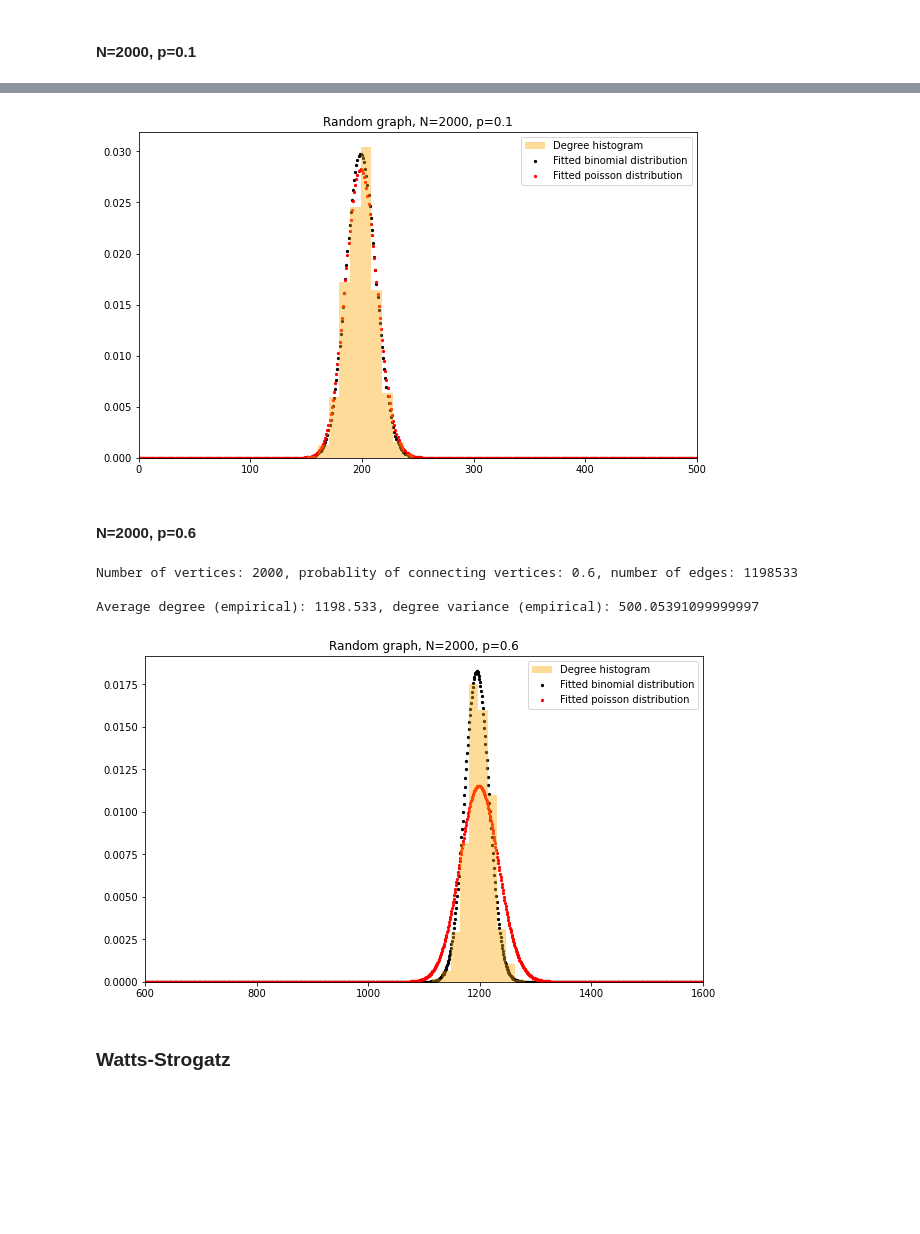
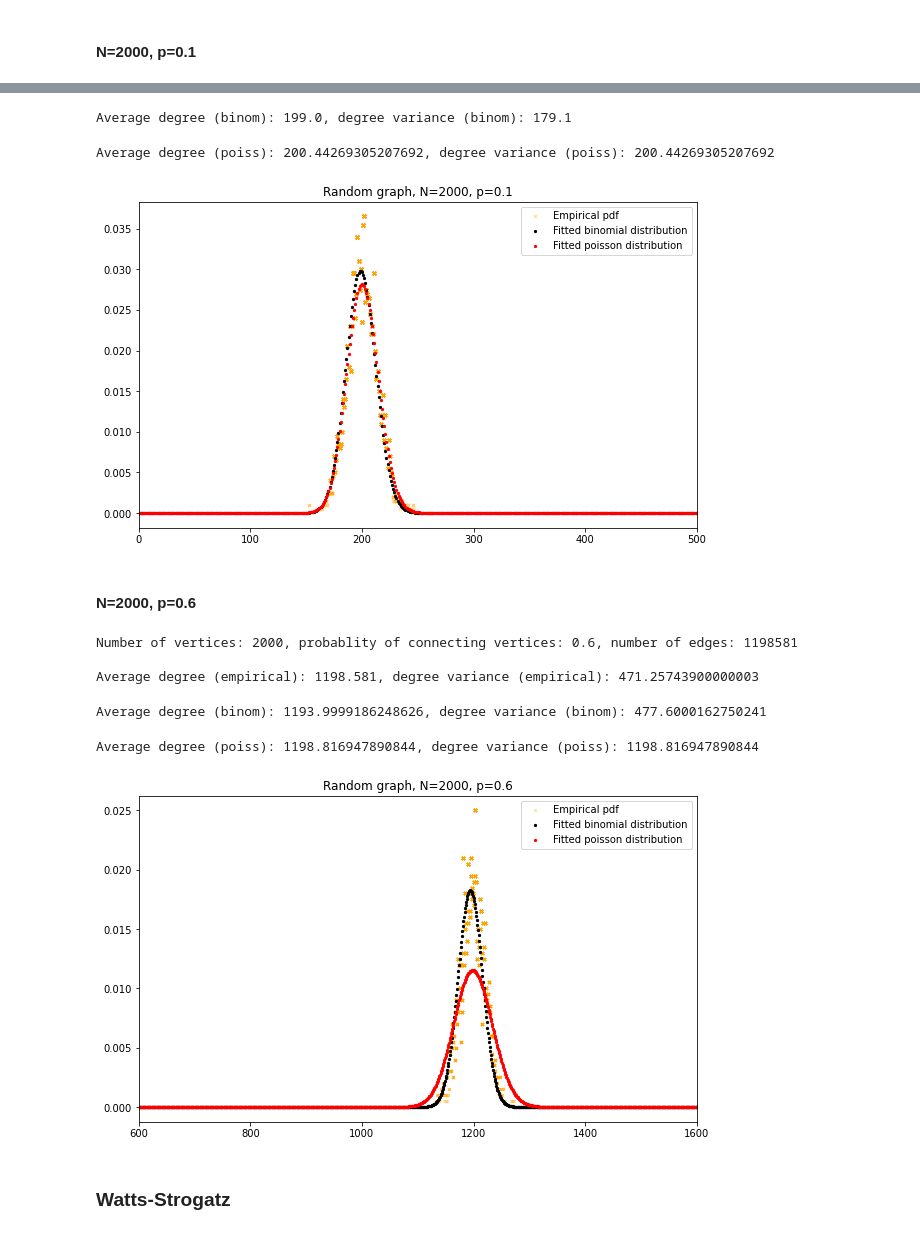
Before and after one commit to adamaj99pwr/Diffusion-processes, a Jupyter notebook: lab3/lab3.ipynb, the cells around one changed output, grey strips where cells are left out. Cells and saved outputs as stored; diff of their text form; code cells hidden in the pictures; blank space fills up the shorter version.

```diff
--- a/lab3/lab3.ipynb
+++ b/lab3/lab3.ipynb
@@ -61,3 +65,8 @@ Average degree (empirical): 199.259, degree variance (empirical): 179.981919
+# %%
+densrg1 = []
+for i in drg1:
+    occur = drg1.count(i)
+    densrg1.append(occur/len(drg1))
 # %%
 dist1_binom = stats.nbinom
 bound1_binom = [(1990, 2010), (0, 0.1)]
@@ -66,6 +75,10 @@ n1_binom = int(fit1_binom.params[0])
 p1_binom = fit1_binom.params[1]
 r1_binom = np.arange(0, n1_binom + 1)
 rg1_binom = stats.binom.pmf(r1_binom, n1_binom, p1_binom)
+# %%
+print(f"Average degree (binom): {n1_binom*p1_binom}, degree variance (binom): {n1_binom*p1_binom*(1-p1_binom)} \n")
+# %% [output]
+Average degree (binom): 199.0, degree variance (binom): 179.1
 # %%
 dist1_poiss = stats.poisson
 bound1_poiss = [(avg_deg_rg1-10, avg_deg_rg1+10)]
@@ -73,9 +86,13 @@ fit1_poiss = stats.fit(dist1_poiss, drg1, bound1_poiss)
 mu1_poiss = fit1_poiss.params[0]
 r1_poiss = r1_binom
 rg1_poiss = stats.poisson.pmf(r1_binom, mu1_poiss)
+# %%
+print(f"Average degree (poiss): {mu1_poiss}, degree variance (poiss): {mu1_poiss} \n")
+# %% [output]
+Average degree (poiss): 200.44269305207692, degree variance (poiss): 200.44269305207692
 # %%
 plt.figure(figsize=(10,6))
-plt.hist(drg1, density=True, label="Degree histogram", color="orange", alpha=0.4)
+plt.scatter(drg1, densrg1, label="Empirical pdf", color="orange", s=10, marker='x', alpha=0.3)
 plt.scatter(r1_binom, rg1_binom, label="Fitted binomial distribution", color="black", s=5)
 plt.scatter(r1_poiss, rg1_poiss, label="Fitted poisson distribution", color="red", s=5)
 plt.xlim([0, 500])
@@ -83,7 +100,7 @@ plt.title("Random graph, N=2000, p=0.1")
 plt.legend()
 plt.show()
 # %% [output]
-[figure, old version]
+[figure, new version]
 # %% [markdown]
 #### N=2000, p=0.6
 # %%
@@ -97,9 +114,14 @@ deg_var_rg2 = np.var(drg2)
 print(f"Number of vertices: {len(rg2.nodes())}, probablity of connecting vertices: {p2}, number of edges: {len(rg2.edges())} \n")
 print(f"Average degree (empirical): {avg_deg_rg2}, degree variance (empirical): {deg_var_rg2} \n")
 # %% [output]
-Number of vertices: 2000, probablity of connecting vertices: 0.6, number of edges: 1198533
+Number of vertices: 2000, probablity of connecting vertices: 0.6, number of edges: 1198581
 
-Average degree (empirical): 1198.533, degree variance (empirical): 500.05391099999997
+Average degree (empirical): 1198.581, degree variance (empirical): 471.25743900000003
+# %%
+densrg2 = []
+for i in drg2:
+    occur = drg2.count(i)
+    densrg2.append(occur/len(drg2))
 # %%
 dist2_binom = stats.nbinom
 bound2_binom = [(1990, 2010), (0.5, 0.6)]
@@ -108,6 +130,10 @@ n2_binom = int(fit2_binom.params[0])
 p2_binom = fit2_binom.params[1]
 r2_binom = np.arange(0, n2_binom + 1)
 rg2_binom = stats.binom.pmf(r2_binom, n2_binom, p2_binom)
+# %%
+print(f"Average degree (binom): {n2_binom*p2_binom}, degree variance (binom): {n2_binom*p2_binom*(1-p2_binom)} \n")
+# %% [output]
+Average degree (binom): 1193.9999186248626, degree variance (binom): 477.6000162750241
 # %%
 dist2_poiss = stats.poisson
 bound2_poiss = [(avg_deg_rg2-10, avg_deg_rg2+10)]
@@ -115,17 +141,21 @@ fit2_poiss = stats.fit(dist2_poiss, drg2, bound2_poiss)
 mu2_poiss = fit2_poiss.params[0]
 r2_poiss = r2_binom
 rg2_poiss = stats.poisson.pmf(r2_binom, mu2_poiss)
+# %%
+print(f"Average degree (poiss): {mu2_poiss}, degree variance (poiss): {mu2_poiss} \n")
+# %% [output]
+Average degree (poiss): 1198.816947890844, degree variance (poiss): 1198.816947890844
 # %%
 plt.figure(figsize=(10,6))
-plt.hist(drg2, density=True, label="Degree histogram", color="orange", alpha=0.4)
+plt.scatter(drg2, densrg2, label="Empirical pdf", color="orange", s=7, marker='x', alpha=0.3)
 plt.scatter(r2_binom, rg2_binom, label="Fitted binomial distribution", color="black", s=5)
 plt.scatter(r2_poiss, rg2_poiss, label="Fitted poisson distribution", color="red", s=5)
 plt.xlim([600, 1600])
 plt.title("Random graph, N=2000, p=0.6")
 plt.legend()
 plt.show()
 # %% [output]
-[figure, old version]
+[figure, new version]
 # %% [markdown]
 ### Watts-Strogatz
 # %%
```
Also changed, not shown: parts of 66 cells of this notebook, 2 other files.
